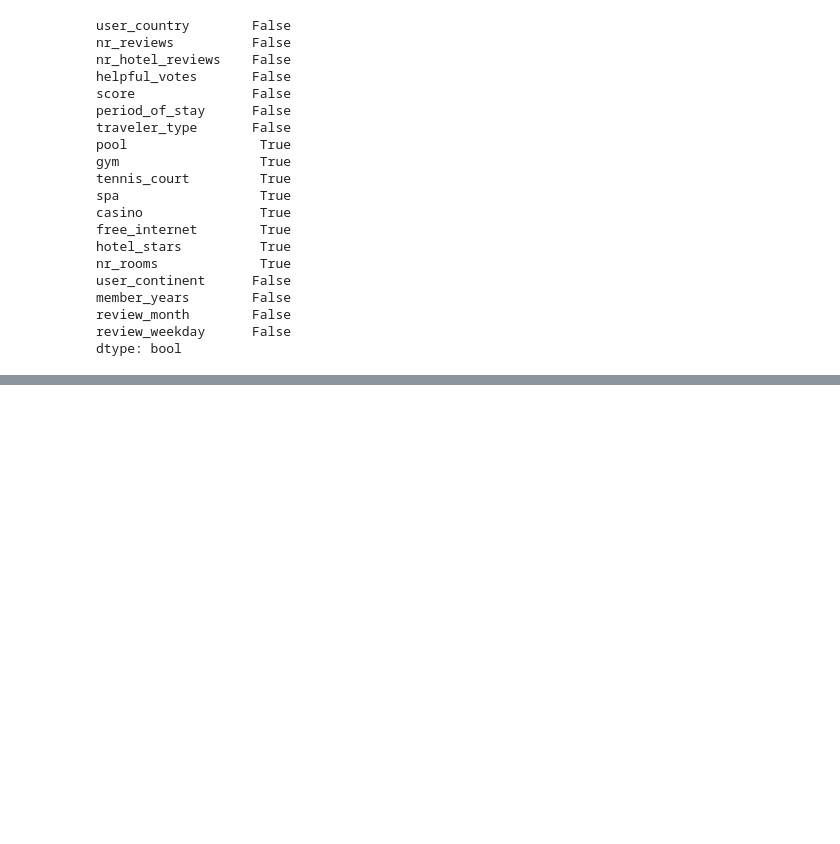
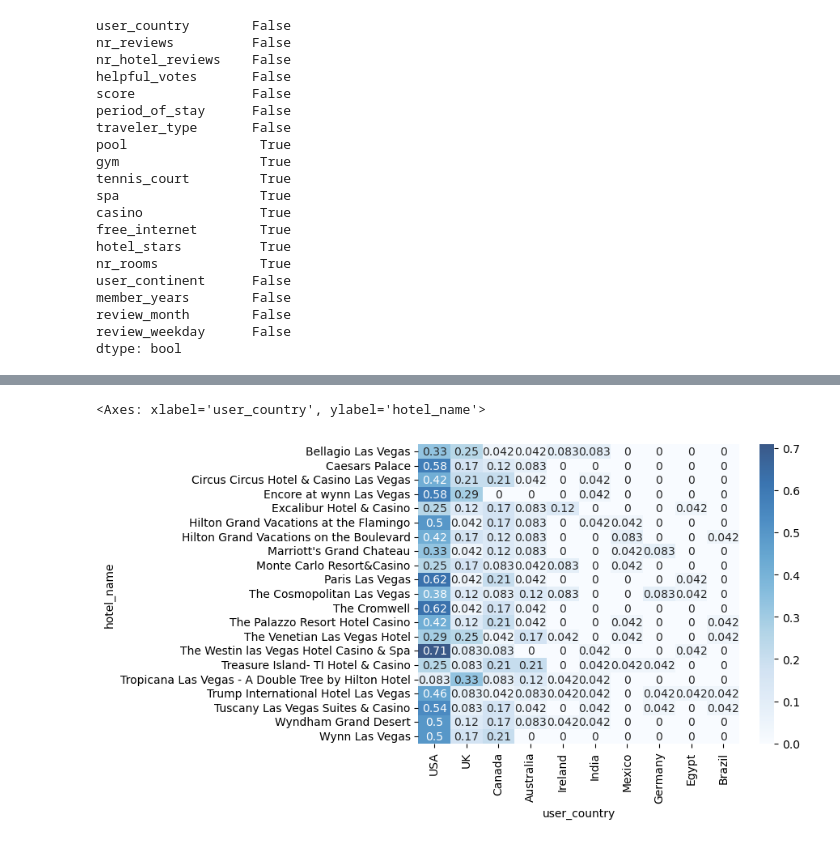
Before and after one commit to scottstossel/python-practice, a Jupyter notebook: PandasAggregations.ipynb, the cells around one changed output, grey strips where cells are left out. Drawn from its saved outputs; the diff is of its cells as text; code cells hidden in the pictures; blank space fills up the shorter version.

```diff
--- a/PandasAggregations.ipynb
+++ b/PandasAggregations.ipynb
@@ -378,0 +504,7 @@ hotel_df.to_csv('hotels.csv')
+# %%
+top_countries = Vegas.user_country.value_counts().index.values[:10]
+# top_countries
+
+def country_counts(group):
+    counts =  group.user_country.value_counts(normalize=True)
+    return counts.reindex(top_countries, fill_value=0)
@@ -378,0 +526,5 @@ hotel_df.to_csv('hotels.csv')
+# %%
+sns.heatmap(by_hotel.apply(country_counts), annot=True, cmap='Blues', alpha=.8)
+# %% [output]
+<Axes: xlabel='user_country', ylabel='hotel_name'>
+[figure, added]
```
Also changed, not shown: parts of 17 cells of this notebook.
